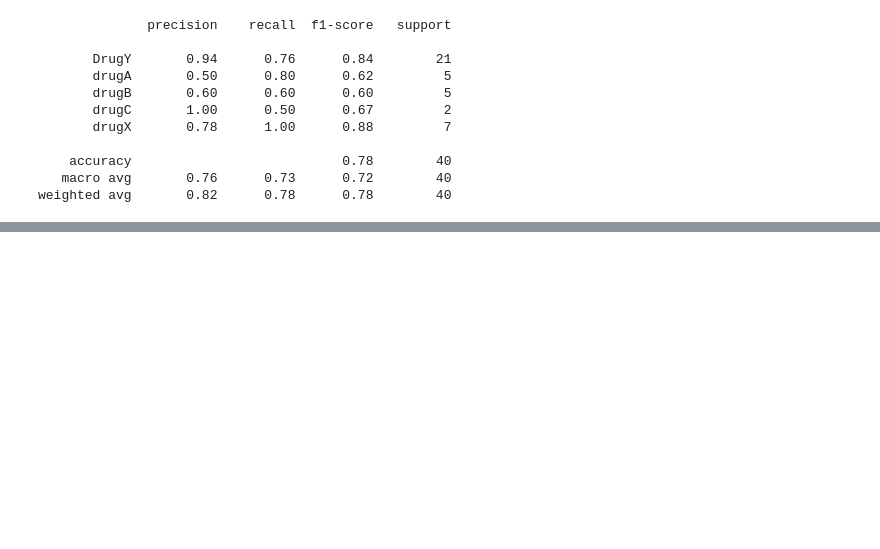
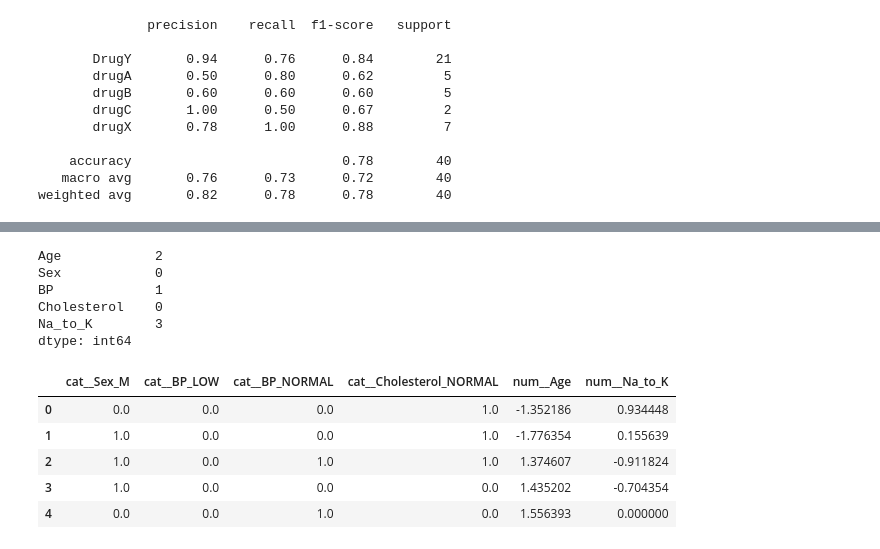
Before and after one commit to Sindhura-tr/Machine-Learning-satsun-5-7, a Jupyter notebook: KNN and SVM/KNN.ipynb, the cells around one changed output, grey strips where cells are left out. Drawn from its saved outputs; the diff is of its cells as text; code cells hidden in the pictures; blank space fills up the shorter version.

```diff
--- a/KNN and SVM/KNN.ipynb
+++ b/KNN and SVM/KNN.ipynb
@@ -284,0 +341,19 @@ weighted avg       0.82      0.78      0.78        40
+# %%
+xnew.isna().sum()
+# %% [output]
+Age            2
+Sex            0
+BP             1
+Cholesterol    0
+Na_to_K        3
+dtype: int64
+# %%
+xnew_pre = pre.transform(xnew)
+xnew_pre.head()
+# %% [output]
+|  | cat__Sex_M | cat__BP_LOW | cat__BP_NORMAL | cat__Cholesterol_NORMAL | num__Age | num__Na_to_K |
+| 0 | 0.0 | 0.0 | 0.0 | 1.0 | -1.352186 | 0.934448 |
+| 1 | 1.0 | 0.0 | 0.0 | 1.0 | -1.776354 | 0.155639 |
+| 2 | 1.0 | 0.0 | 1.0 | 1.0 | 1.374607 | -0.911824 |
+| 3 | 1.0 | 0.0 | 0.0 | 0.0 | 1.435202 | -0.704354 |
+| 4 | 0.0 | 0.0 | 1.0 | 0.0 | 1.556393 | 0.000000 |
```
Also changed, not shown: parts of 25 cells of this notebook, 3 other files.
